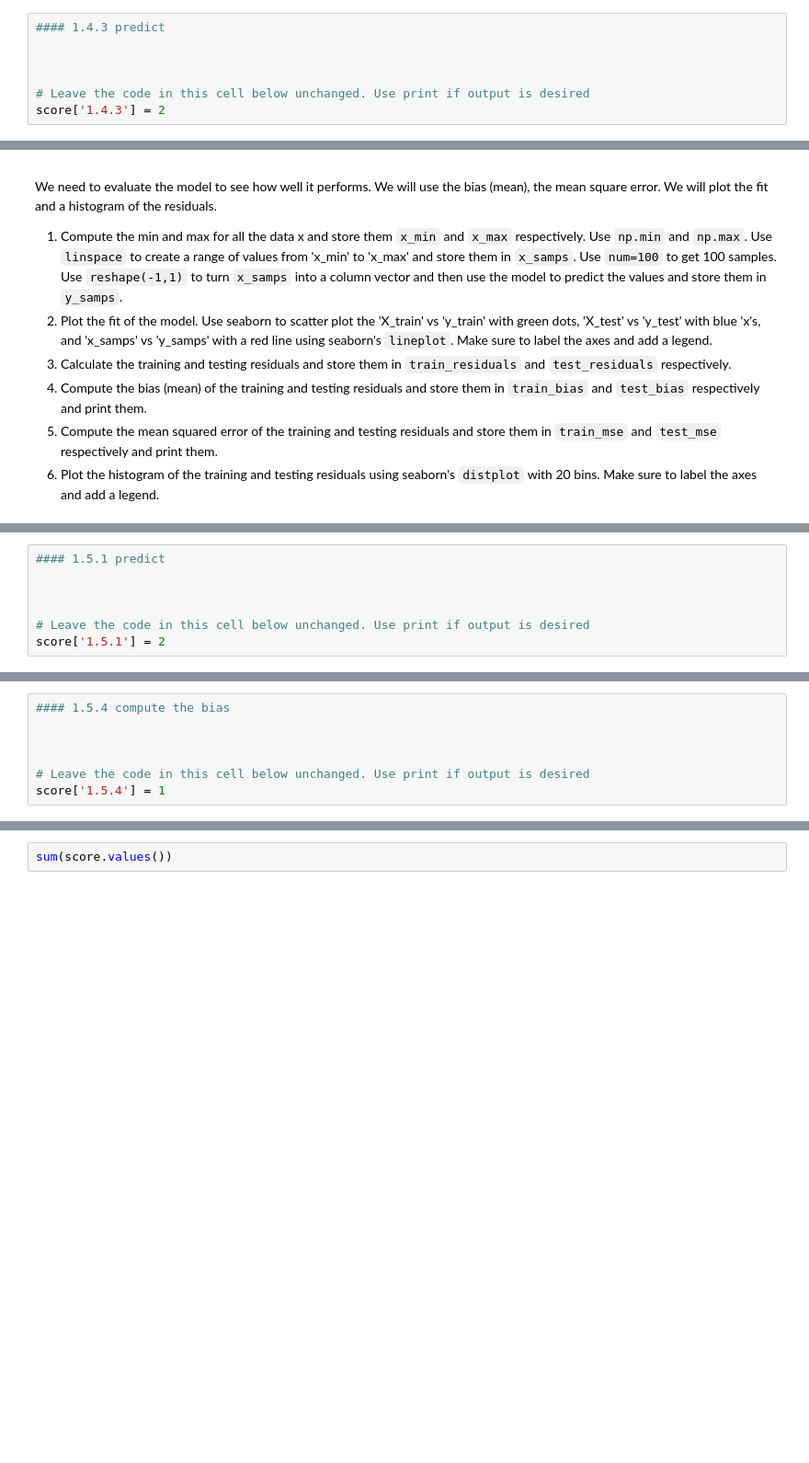
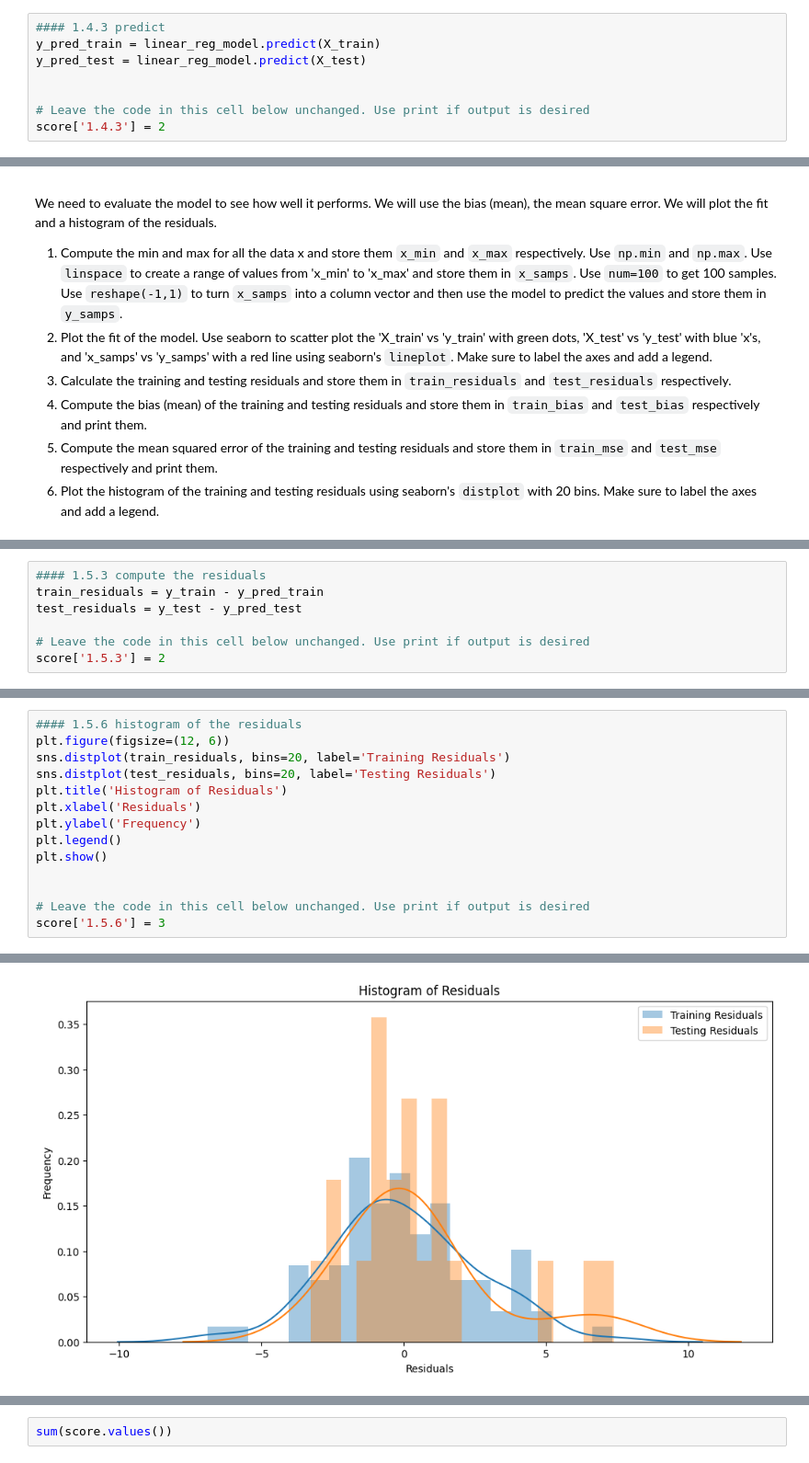
Before and after one commit to DataScienceAndEngineering/final-programming-part-question-1-mjyoti000, a Jupyter notebook: Final PPQ1--Regression.ipynb, the cells around one changed output, grey strips where cells are left out. Shown at 92% size. Saved outputs shown, nothing was run; the diff lists cells and outputs as text; blank space fills up the shorter version.

```diff
--- a/Final PPQ1--Regression.ipynb
+++ b/Final PPQ1--Regression.ipynb
@@ -158,7 +202,8 @@ score['1.4.1'] = 1
 score['1.4.2'] = 2
 # %%
 #### 1.4.3 predict
-
+y_pred_train = linear_reg_model.predict(X_train)
+y_pred_test = linear_reg_model.predict(X_test)
 
 
 # Leave the code in this cell below unchanged. Use print if output is desired
@@ -177,8 +252,8 @@ We need to evaluate the model to see how well it performs. We will use the bias
 # %%
-#### 1.5.1 predict
-
-
+#### 1.5.3 compute the residuals
+train_residuals = y_train - y_pred_train
+test_residuals = y_test - y_pred_test
 
 # Leave the code in this cell below unchanged. Use print if output is desired
-score['1.5.1'] = 2
+score['1.5.3'] = 2
 # %%
@@ -199,8 +286,15 @@ score['1.5.3'] = 2
 # %%
-#### 1.5.4 compute the bias
-
+#### 1.5.6 histogram of the residuals
+plt.figure(figsize=(12, 6))
+sns.distplot(train_residuals, bins=20, label='Training Residuals')
+sns.distplot(test_residuals, bins=20, label='Testing Residuals')
+plt.title('Histogram of Residuals')
+plt.xlabel('Residuals')
+plt.ylabel('Frequency')
+plt.legend()
+plt.show()
 
 
 # Leave the code in this cell below unchanged. Use print if output is desired
-score['1.5.4'] = 1
+score['1.5.6'] = 3
 # %% [output]
@@ -207,0 +320 @@ train_bias: -9.245616320733834e-15, test_bias_test: 0.6510364061655965
+[figure, added]
```
Also changed, not shown: parts of 18 cells of this notebook.
